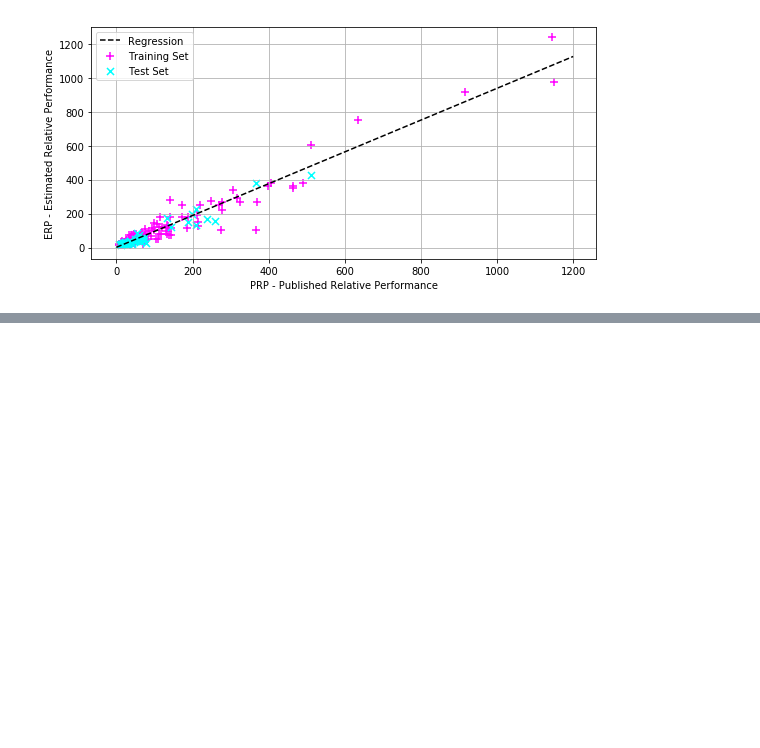
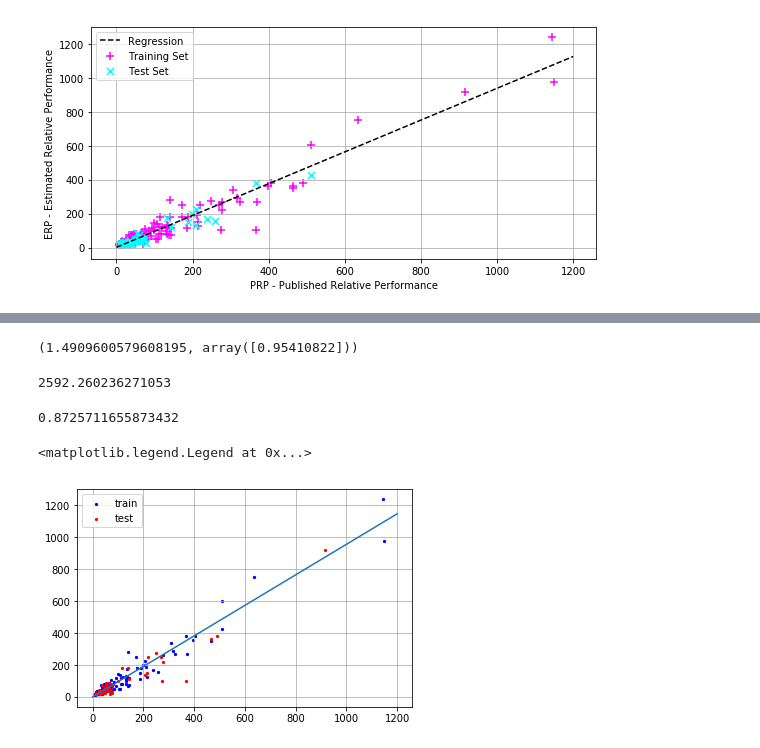
Before and after one commit to biomathman/machine-learning-in-python-book, a Jupyter notebook: notebooks/chapter-1-least-squares.ipynb, the cells around one changed output, grey strips where cells are left out. Drawn from its saved outputs; the diff is of its cells as text; code cells hidden in the pictures; blank space fills up the shorter version.

```diff
--- a/notebooks/chapter-1-least-squares.ipynb
+++ b/notebooks/chapter-1-least-squares.ipynb
@@ -341,0 +387,12 @@ fig.savefig("PRP-ERP-FIT.pdf")
+# %%
+X=np.array(data["PRP"]).reshape(-1,1)
+Y=np.array(data["ERP"])
+# %%
+XTRAIN, XTEST, YTRAIN, YTEST=train_test_split(X,Y)
+# %%
+LR=LinearRegression()
+fit=LR.fit(XTRAIN,YTRAIN)
+# %%
+fit.intercept_, fit.coef_
+# %% [output]
+(1.4909600579608195, array([0.95410822]))
@@ -341,0 +401,20 @@ fig.savefig("PRP-ERP-FIT.pdf")
+# %%
+mean_squared_error(YTEST,YP)
+# %% [output]
+2592.260236271053
+# %%
+r2_score(YTEST, YP)
+# %% [output]
+0.8725711655873432
+# %%
+xplot=[[0],[1200]]
+yplot=LR.predict(xplot)
+# %%
+plt.scatter(XTRAIN, YTRAIN, s=5, color="blue",label="train")
+plt.scatter(XTEST, YTEST,s=5,color="red", label="test")
+plt.plot(xplot,yplot)
+plt.grid()
+plt.legend()
+# %% [output]
+<matplotlib.legend.Legend at 0x...>
+[figure, added]
```
Also changed, not shown: parts of 10 cells of this notebook, 2 other files.
